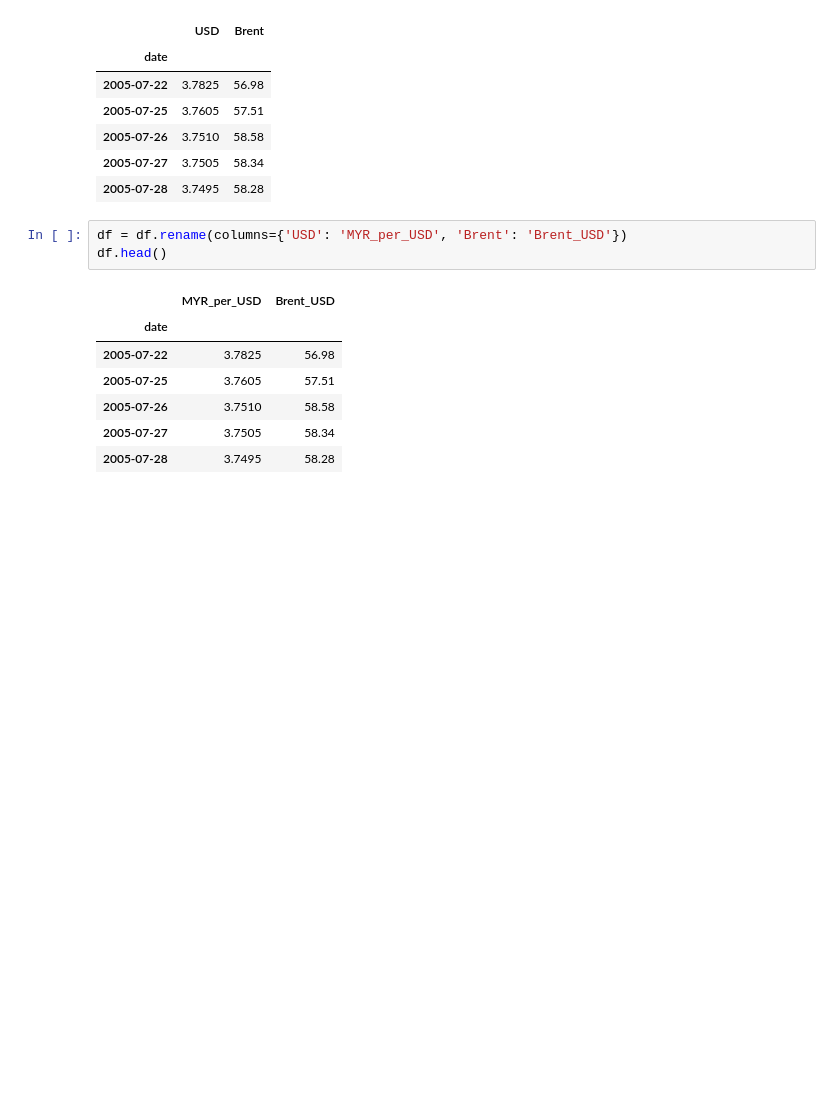
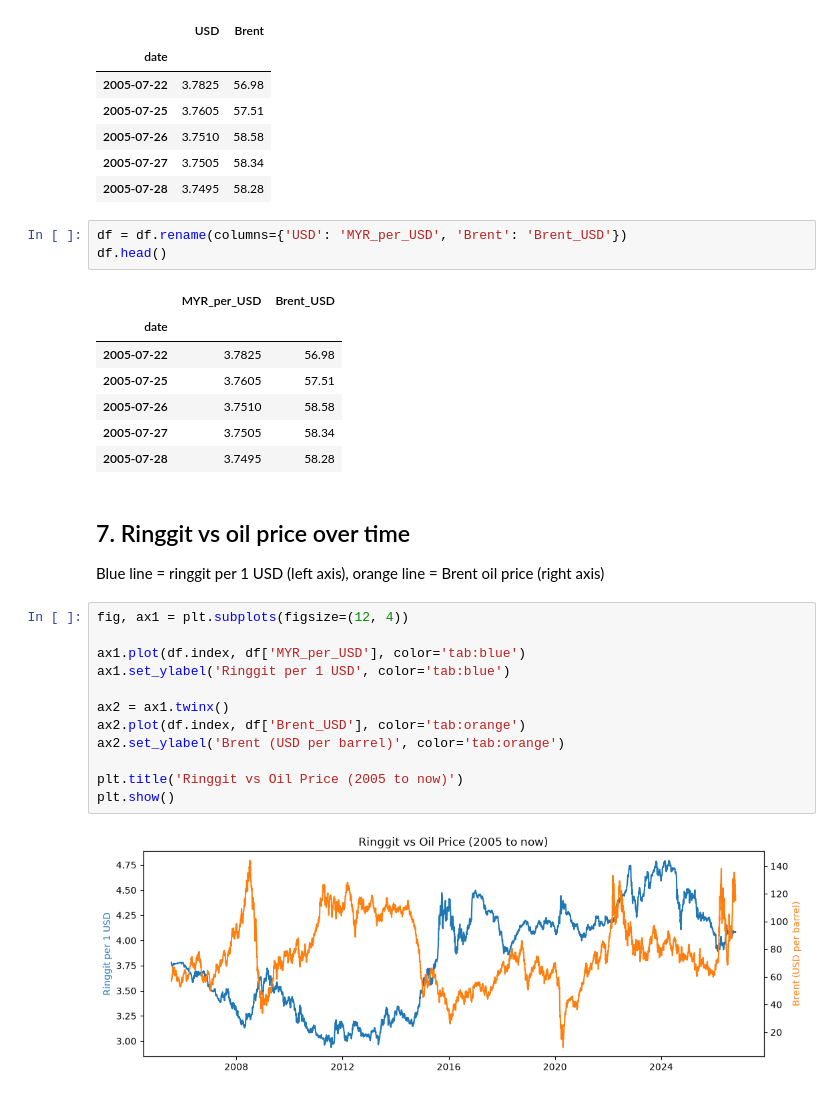
Before and after one commit to aamrhh/ringgit-oil-analysis, a Jupyter notebook: analysis.ipynb, the cells around one changed output. Saved outputs shown, nothing was run; the diff lists cells and outputs as text; blank space fills up the shorter version.

Commit message:
Add ringgit vs oil chart

```diff
--- a/analysis.ipynb
+++ b/analysis.ipynb
@@ -154,3 +154,20 @@ df.head()
 | 2005-07-26 | 3.7510 | 58.58 |
 | 2005-07-27 | 3.7505 | 58.34 |
 | 2005-07-28 | 3.7495 | 58.28 |
+# %% [markdown]
+## 7. Ringgit vs oil price over time
+Blue line = ringgit per 1 USD (left axis), orange line = Brent oil price (right axis)
+# %%
+fig, ax1 = plt.subplots(figsize=(12, 4))
+
+ax1.plot(df.index, df['MYR_per_USD'], color='tab:blue')
+ax1.set_ylabel('Ringgit per 1 USD', color='tab:blue')
+
+ax2 = ax1.twinx()
+ax2.plot(df.index, df['Brent_USD'], color='tab:orange')
+ax2.set_ylabel('Brent (USD per barrel)', color='tab:orange')
+
+plt.title('Ringgit vs Oil Price (2005 to now)')
+plt.show()
+# %% [output]
+[figure, added]
```
